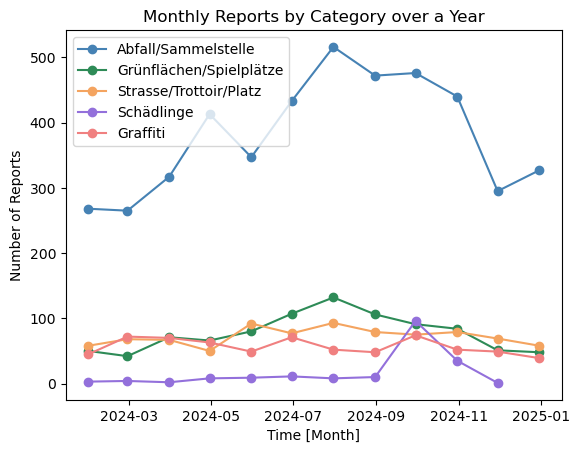
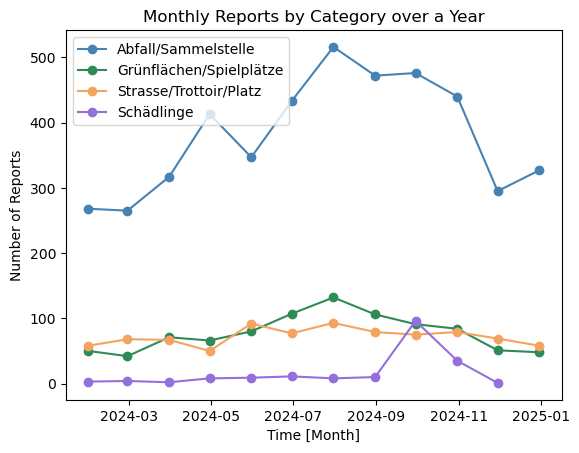
The change to this notebook cell's code, shown as a diff; its figure went from the first image to the second:
--- before
+++ after
@@ -1,2 +1,5 @@
+#import functions
+import functions
+
 #load data zwn
 import pandas as pd
@@ -73,59 +76,7 @@
 zwn_with_quartiere = gpd.sjoin(processed_zwn,processed_quartiere, how="left", predicate ="within")
 
-
-
-def plot_category_over_years(data,categories):
-    data = data.set_index("report_time")
-    fig, ax = plt.subplots()
-    colors=["steelblue","seagreen","sandybrown","mediumpurple","lightcoral","cadetblue","rosybrown","darkseagreen","tan","plum"]
-    i=0
-    for category in categories:
-        filtered_data = data[data["category"]==category]
-        monthly_reports = filtered_data.resample("ME").size().reset_index(name="reports")
-        ax.plot(monthly_reports["report_time"], monthly_reports["reports"],color=colors[i],label = category,)
-        i+=1
-    ax.set_xlabel("Time [Year]")
-    ax.set_ylabel("Number of Reports")
-    ax.set_title("Monthly Reports by Category over Years")
-    ax.legend()
-    plt.show()
-
 plot_category_over_years(zwn_with_quartiere,["Abfall/Sammelstelle","Grünflächen/Spielplätze","Strasse/Trottoir/Platz","Schädlinge"])
     
-def plot_category_over_a_year(data,categories,year):
-    data = data.set_index("report_time")
-    fig, ax = plt.subplots()
-    colors=["steelblue","seagreen","sandybrown","mediumpurple","lightcoral","cadetblue","rosybrown","darkseagreen","tan","plum"]
-    i=0
-    for category in categories:
-        filtered_data = data[data["category"]==category]
-        report_year = filtered_data[filtered_data.index.year == year]
-        monthly_reports = report_year.resample("ME").size().reset_index(name="reports")
-        ax.plot(monthly_reports["report_time"], monthly_reports["reports"],"o-",color=colors[i],label=category,)
-        i+=1
-    ax.set_xlabel("Time [Month]")
-    ax.set_ylabel("Number of Reports")
-    ax.set_title("Monthly Reports by Category over a Year")
-    ax.legend(loc="upper left",)
-
-    plt.show()
-
 plot_category_over_a_year(zwn_with_quartiere,["Abfall/Sammelstelle","Grünflächen/Spielplätze","Strasse/Trottoir/Platz","Schädlinge",],2024)
-
-
-#Reporttime als Index setzen
-
-#zwn_with_quartiere_filtered
-
-#Anzahl Meldungen pro Monat Abfall
-#monthly_reports = zwn_with_quartiere_filtered.resample("ME").size().reset_index(name ="reports")
-
-#Anzahl Meldungen von 2024-20025 Monat Abfall
-#df_2025 = zwn_with_quartiere_filtered.loc["2025"]
-#monthly_reports_2025 = df_2025.resample("ME").size().reset_index(name="reports")
-    
-#plot
-#monthly_reports.plot(x="report_time",y="reports")
-#plt.show()
 
 
@@ -140,2 +91,7 @@
 
 
+
+
+
+
+

Commit: create functions.py file